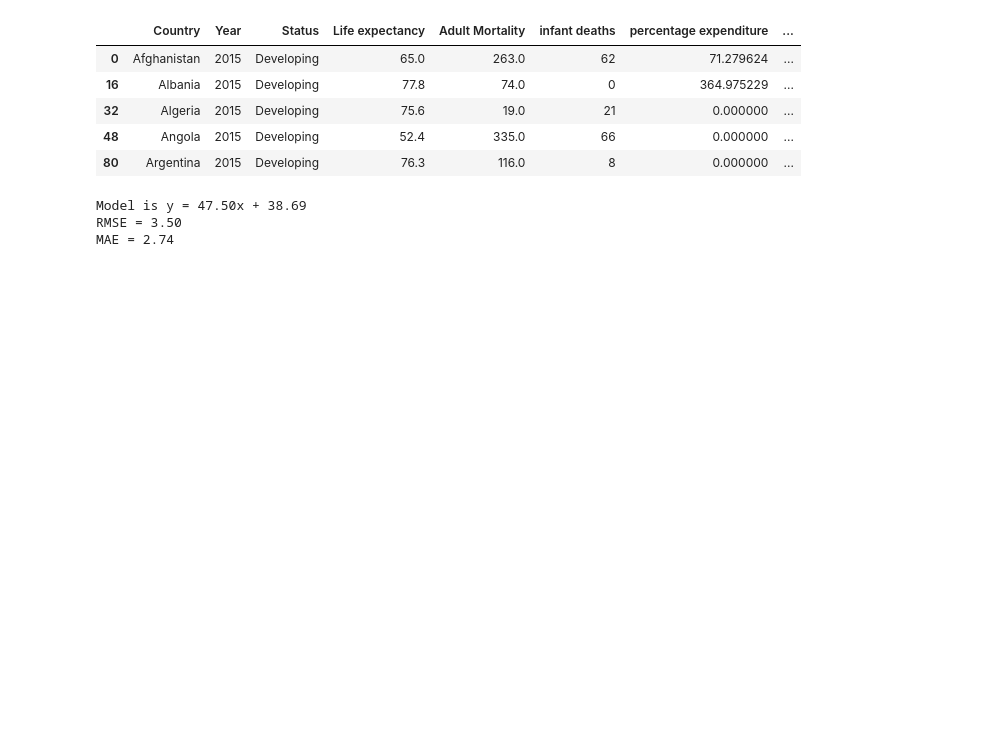
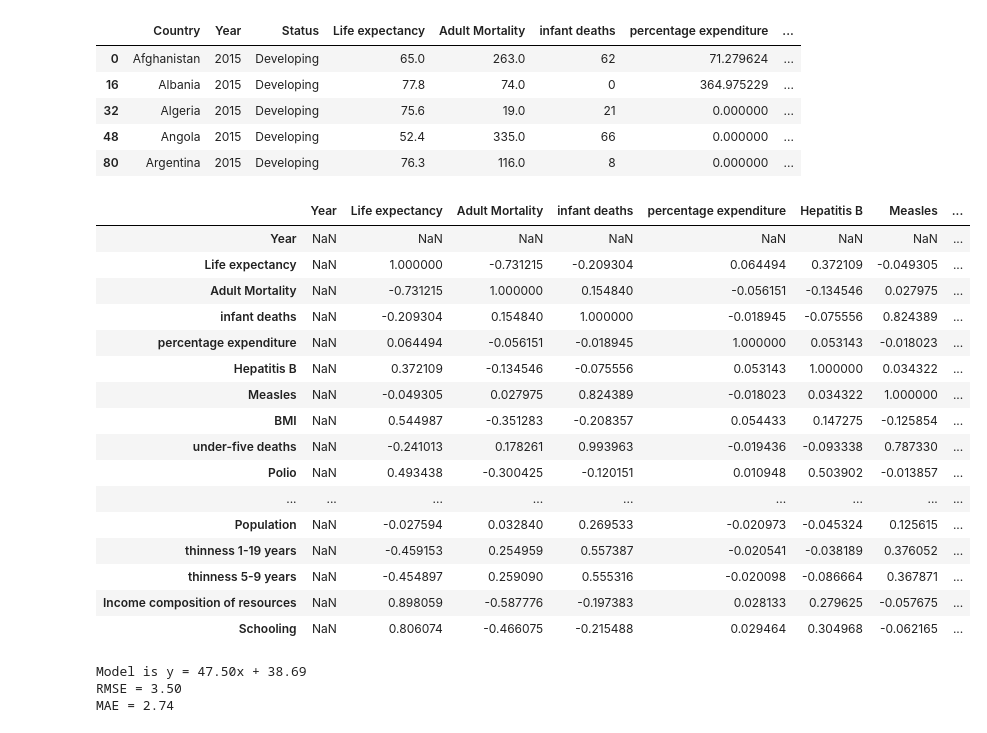
Before and after one commit to guezhenxue/33521352-ADS1002-Assesments, a Jupyter notebook: Post-studio Notebooks/W3_4_post_studio_notebook.ipynb, the cells around one changed output. Saved outputs shown, nothing was run; the diff lists cells and outputs as text; code cells hidden in the pictures; blank space fills up the shorter version.

```diff
--- a/Post-studio Notebooks/W3_4_post_studio_notebook.ipynb
+++ b/Post-studio Notebooks/W3_4_post_studio_notebook.ipynb
@@ -176,4 +176,30 @@ who_data_2015.head()
 | 32 | Algeria | 2015 | Developing | 75.6 | 19.0 | 21 | 0.000000 | ... |
 | 48 | Angola | 2015 | Developing | 52.4 | 335.0 | 66 | 0.000000 | ... |
 | 80 | Argentina | 2015 | Developing | 76.3 | 116.0 | 8 | 0.000000 | ... |
+# %%
+# see numeric col
+who_data_numeric = who_data_2015.select_dtypes(include=[np.number])
+
+# compute corelation
+correlation_matrix = who_data_numeric.corr()
+
+correlation_matrix
+# %% [output]
+|  | Year | Life expectancy | Adult Mortality | infant deaths | percentage expenditure | Hepatitis B | Measles | ... |
+| Year | NaN | NaN | NaN | NaN | NaN | NaN | NaN | ... |
+| Life expectancy | NaN | 1.000000 | -0.731215 | -0.209304 | 0.064494 | 0.372109 | -0.049305 | ... |
+| Adult Mortality | NaN | -0.731215 | 1.000000 | 0.154840 | -0.056151 | -0.134546 | 0.027975 | ... |
+| infant deaths | NaN | -0.209304 | 0.154840 | 1.000000 | -0.018945 | -0.075556 | 0.824389 | ... |
+| percentage expenditure | NaN | 0.064494 | -0.056151 | -0.018945 | 1.000000 | 0.053143 | -0.018023 | ... |
+| Hepatitis B | NaN | 0.372109 | -0.134546 | -0.075556 | 0.053143 | 1.000000 | 0.034322 | ... |
+| Measles | NaN | -0.049305 | 0.027975 | 0.824389 | -0.018023 | 0.034322 | 1.000000 | ... |
+| BMI | NaN | 0.544987 | -0.351283 | -0.208357 | 0.054433 | 0.147275 | -0.125854 | ... |
+| under-five deaths | NaN | -0.241013 | 0.178261 | 0.993963 | -0.019436 | -0.093338 | 0.787330 | ... |
+| Polio | NaN | 0.493438 | -0.300425 | -0.120151 | 0.010948 | 0.503902 | -0.013857 | ... |
+| ... | ... | ... | ... | ... | ... | ... | ... | ... |
+| Population | NaN | -0.027594 | 0.032840 | 0.269533 | -0.020973 | -0.045324 | 0.125615 | ... |
+| thinness 1-19 years | NaN | -0.459153 | 0.254959 | 0.557387 | -0.020541 | -0.038189 | 0.376052 | ... |
+| thinness 5-9 years | NaN | -0.454897 | 0.259090 | 0.555316 | -0.020098 | -0.086664 | 0.367871 | ... |
+| Income composition of resources | NaN | 0.898059 | -0.587776 | -0.197383 | 0.028133 | 0.279625 | -0.057675 | ... |
+| Schooling | NaN | 0.806074 | -0.466075 | -0.215488 | 0.029464 | 0.304968 | -0.062165 | ... |
 # %%
```
Also changed, not shown: parts of 1 cell of this notebook.
